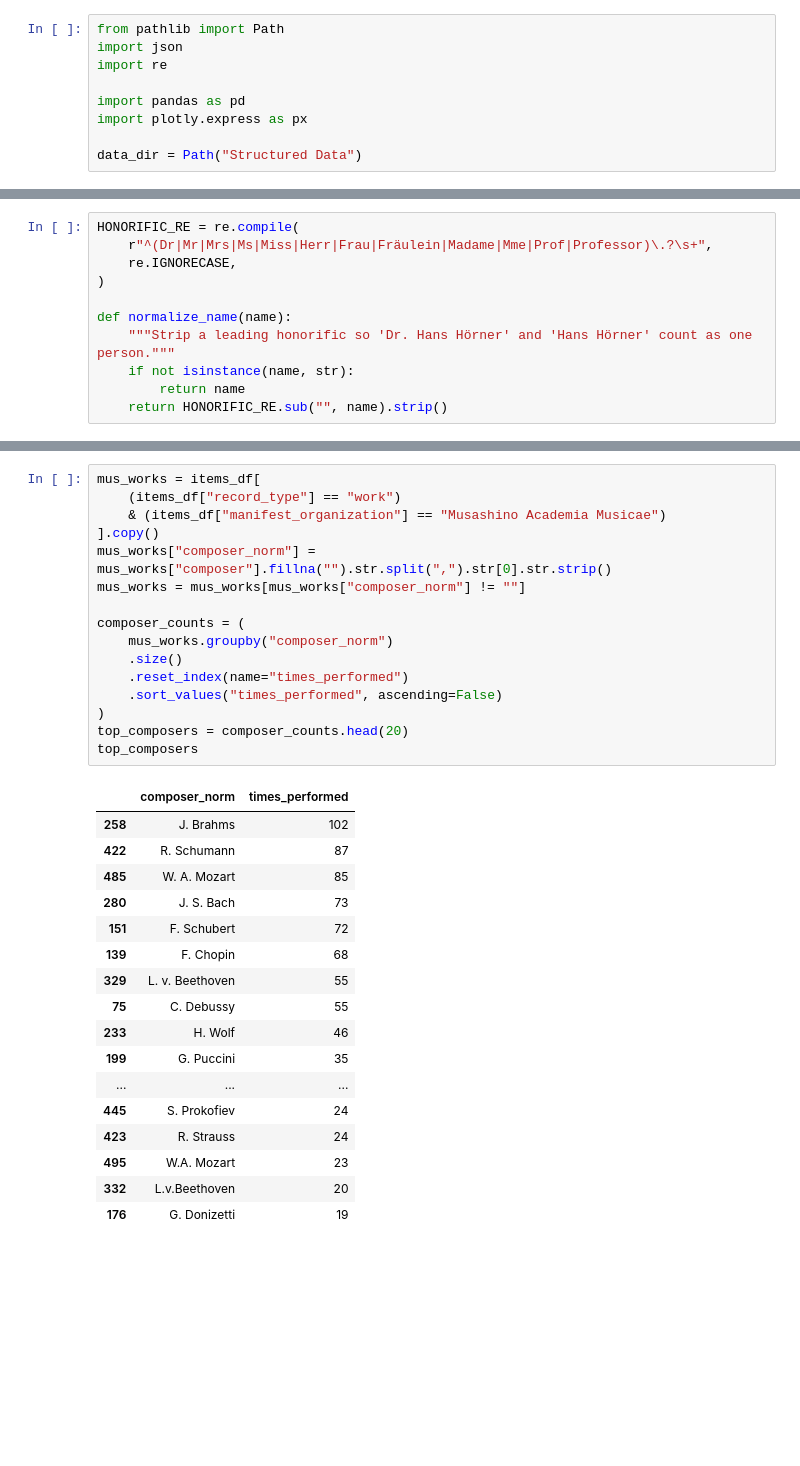
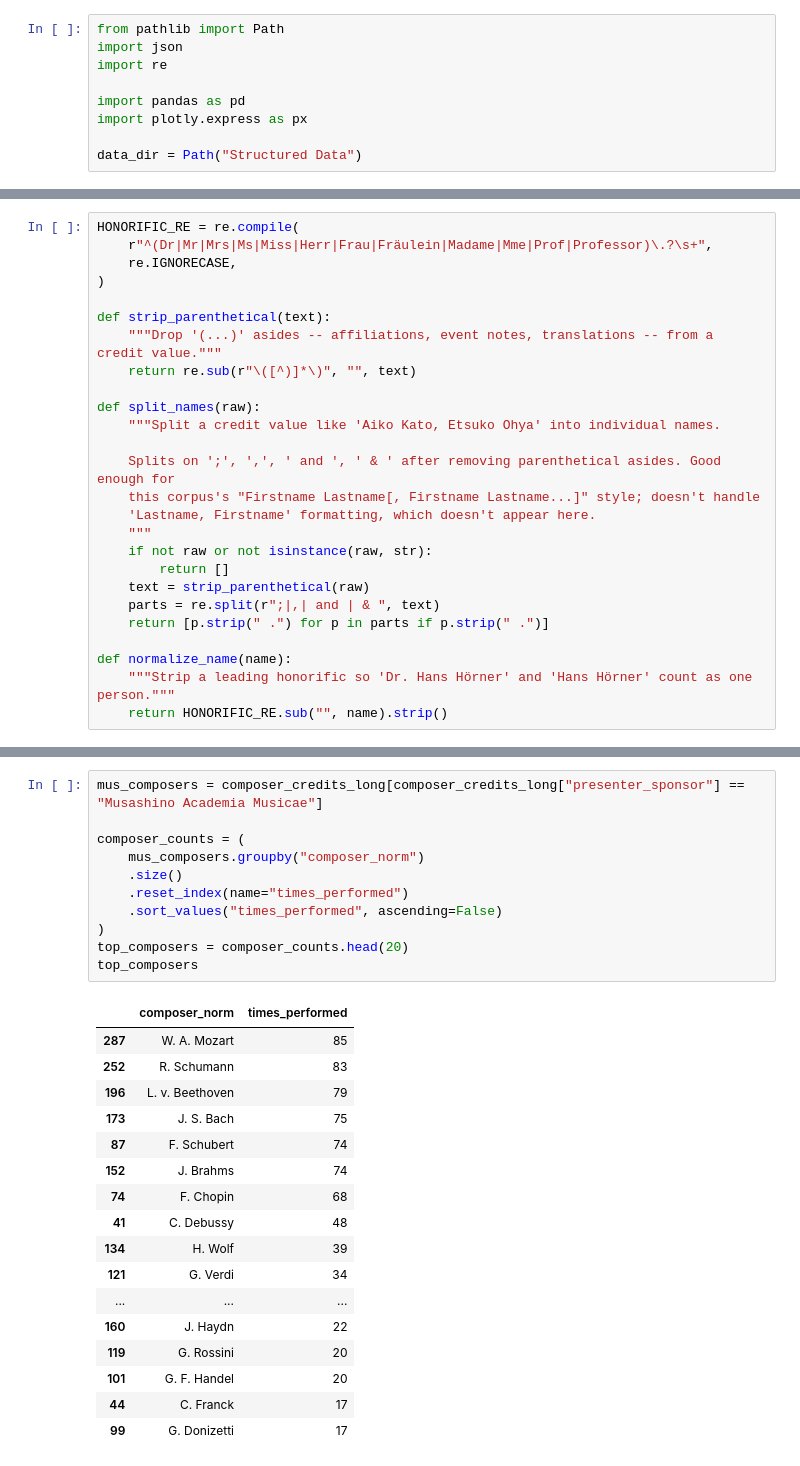
Before and after one commit to RichardFreedman/Summer2026, a Jupyter notebook: Melbourne_Rare_Concert/RareBooks_PatternAnalysis.ipynb, the cells around one changed output, grey strips where cells are left out. Drawn from its saved outputs; the diff is of its cells as text; blank space fills up the shorter version.

```diff
--- a/Melbourne_Rare_Concert/RareBooks_PatternAnalysis.ipynb
+++ b/Melbourne_Rare_Concert/RareBooks_PatternAnalysis.ipynb
@@ -71,8 +70,23 @@ HONORIFIC_RE = re.compile(
     re.IGNORECASE,
 )
 
+def strip_parenthetical(text):
+    """Drop '(...)' asides -- affiliations, event notes, translations -- from a credit value."""
+    return re.sub(r"\([^)]*\)", "", text)
+
+def split_names(raw):
+    """Split a credit value like 'Aiko Kato, Etsuko Ohya' into individual names.
+
+    Splits on ';', ',', ' and ', ' & ' after removing parenthetical asides. Good enough for
+    this corpus's "Firstname Lastname[, Firstname Lastname...]" style; doesn't handle
+    'Lastname, Firstname' formatting, which doesn't appear here.
+    """
+    if not raw or not isinstance(raw, str):
+        return []
+    text = strip_parenthetical(raw)
+    parts = re.split(r";|,| and | & ", text)
+    return [p.strip(" .") for p in parts if p.strip(" .")]
+
 def normalize_name(name):
     """Strip a leading honorific so 'Dr. Hans Hörner' and 'Hans Hörner' count as one person."""
-    if not isinstance(name, str):
-        return name
     return HONORIFIC_RE.sub("", name).strip()
@@ -142,37 +207,32 @@ Counts one credit per `work` record (a concert program with three pieces by thre
 # %%
-mus_works = items_df[
-    (items_df["record_type"] == "work")
-    & (items_df["manifest_organization"] == "Musashino Academia Musicae")
-].copy()
-mus_works["composer_norm"] = mus_works["composer"].fillna("").str.split(",").str[0].str.strip()
-mus_works = mus_works[mus_works["composer_norm"] != ""]
+mus_composers = composer_credits_long[composer_credits_long["presenter_sponsor"] == "Musashino Academia Musicae"]
 
 composer_counts = (
-    mus_works.groupby("composer_norm")
+    mus_composers.groupby("composer_norm")
     .size()
     .reset_index(name="times_performed")
     .sort_values("times_performed", ascending=False)
 )
 top_composers = composer_counts.head(20)
 top_composers
 # %% [output]
 |  | composer_norm | times_performed |
-| 258 | J. Brahms | 102 |
-| 422 | R. Schumann | 87 |
-| 485 | W. A. Mozart | 85 |
-| 280 | J. S. Bach | 73 |
-| 151 | F. Schubert | 72 |
-| 139 | F. Chopin | 68 |
-| 329 | L. v. Beethoven | 55 |
-| 75 | C. Debussy | 55 |
-| 233 | H. Wolf | 46 |
-| 199 | G. Puccini | 35 |
+| 287 | W. A. Mozart | 85 |
+| 252 | R. Schumann | 83 |
+| 196 | L. v. Beethoven | 79 |
+| 173 | J. S. Bach | 75 |
+| 87 | F. Schubert | 74 |
+| 152 | J. Brahms | 74 |
+| 74 | F. Chopin | 68 |
+| 41 | C. Debussy | 48 |
+| 134 | H. Wolf | 39 |
+| 121 | G. Verdi | 34 |
 | ... | ... | ... |
-| 445 | S. Prokofiev | 24 |
-| 423 | R. Strauss | 24 |
-| 495 | W.A. Mozart | 23 |
-| 332 | L.v.Beethoven | 20 |
-| 176 | G. Donizetti | 19 |
+| 160 | J. Haydn | 22 |
+| 119 | G. Rossini | 20 |
+| 101 | G. F. Handel | 20 |
+| 44 | C. Franck | 17 |
+| 99 | G. Donizetti | 17 |
 # %%
 fig = px.bar(
     top_composers,
```
Also changed, not shown: parts of 22 cells of this notebook, 1 other file.
